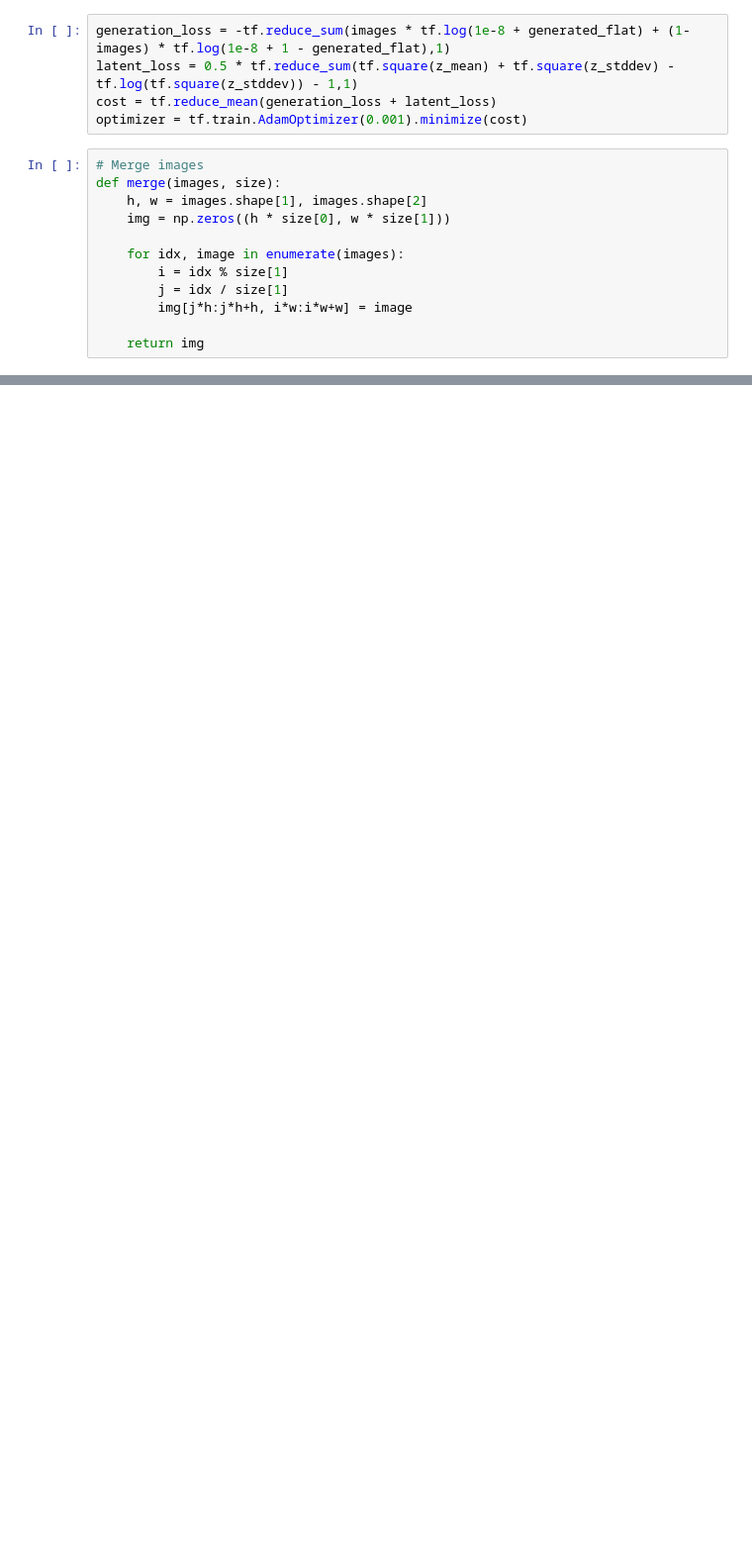
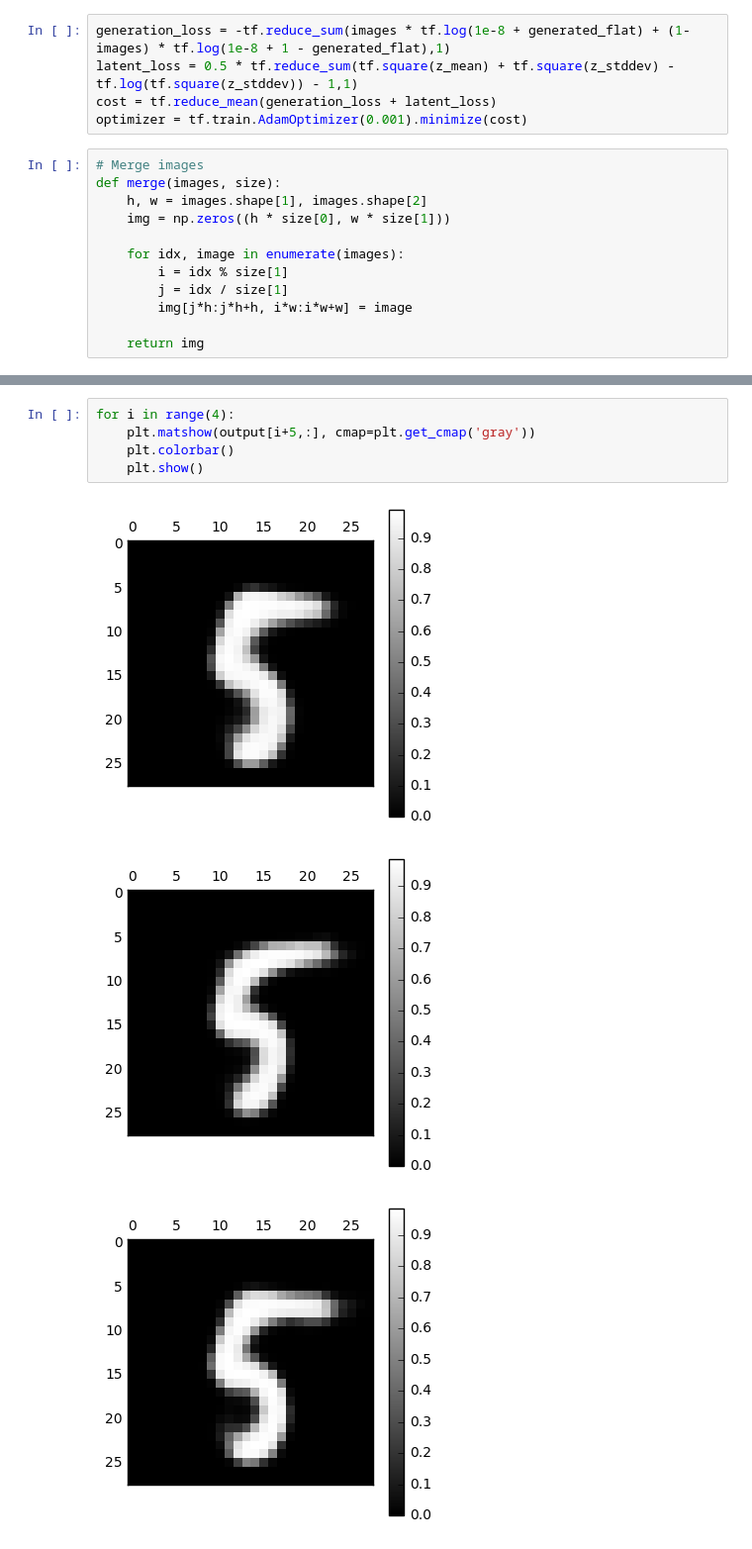
Before and after one commit to adityasan92/deepLearning, a Jupyter notebook: VAE/MNIST_vae.ipynb, the cells around one changed output, grey strips where cells are left out. Shown: that part at 99% size. Saved outputs shown, nothing was run; the diff lists cells and outputs as text; blank space fills up the shorter version.

```diff
--- a/VAE/MNIST_vae.ipynb
+++ b/VAE/MNIST_vae.ipynb
@@ -140,0 +166,9 @@ epoch 9: genloss 79.165138 latloss 26.536644
+# %%
+for i in range(4):
+    plt.matshow(output[i+5,:], cmap=plt.get_cmap('gray'))
+    plt.colorbar()
+    plt.show()
+# %% [output]
+[figure, added]
+[figure, added]
+[figure, added]
```
Also changed, not shown: parts of 10 cells of this notebook.
